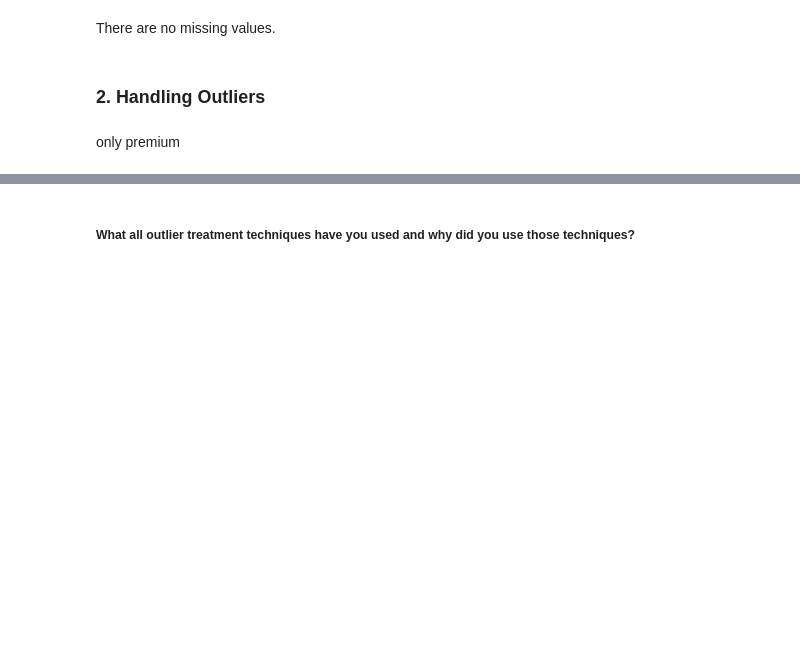
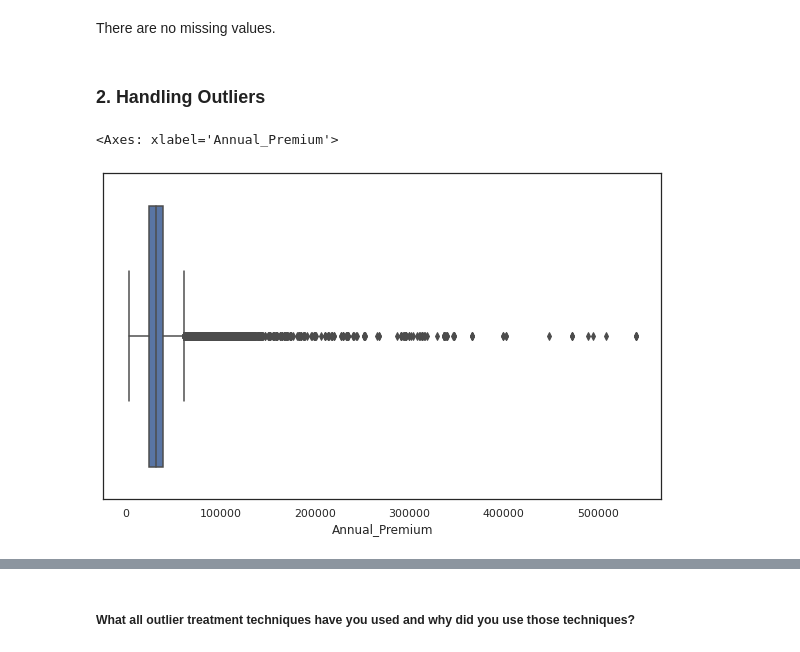
Before and after one commit to mohith-ds8/Health-Insurance-Cross-Sell-Prediction, a Jupyter notebook: Health_Insurance_Cross_Sell_Prediciotn.ipynb, the cells around one changed output, grey strips where cells are left out. Cells and saved outputs as stored; diff of their text form; code cells hidden in the pictures; blank space fills up the shorter version.

```diff
--- a/Health_Insurance_Cross_Sell_Prediciotn.ipynb
+++ b/Health_Insurance_Cross_Sell_Prediciotn.ipynb
@@ -767,7 +786,11 @@ Answer Here.
 There are no missing values.
 # %% [markdown]
 ### 2. Handling Outliers
-# %% [markdown]
-only premium
 # %%
 # Handling Outliers & Outlier treatments
+# Plotting the boxplot for 'Annual_Premium'
+
+sns.boxplot(x=df['Annual_Premium'])
+# %% [output]
+<Axes: xlabel='Annual_Premium'>
+[figure, added]
```
Also changed, not shown: parts of 113 cells of this notebook.
